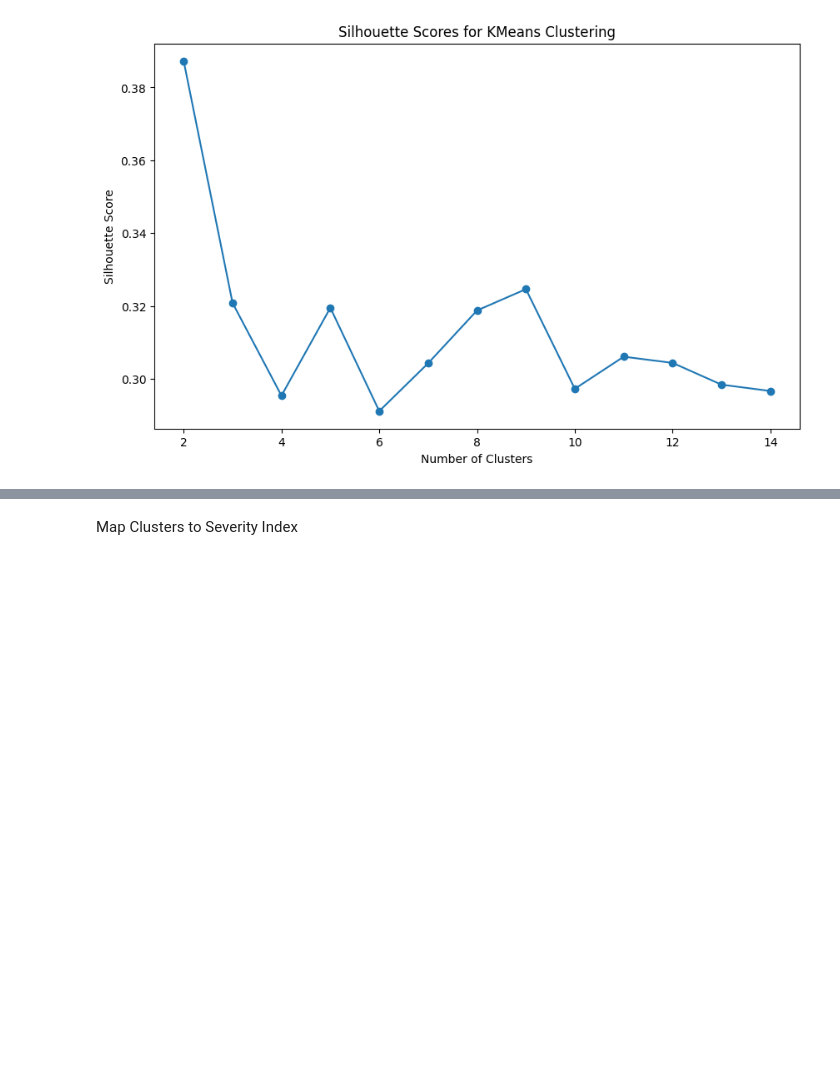
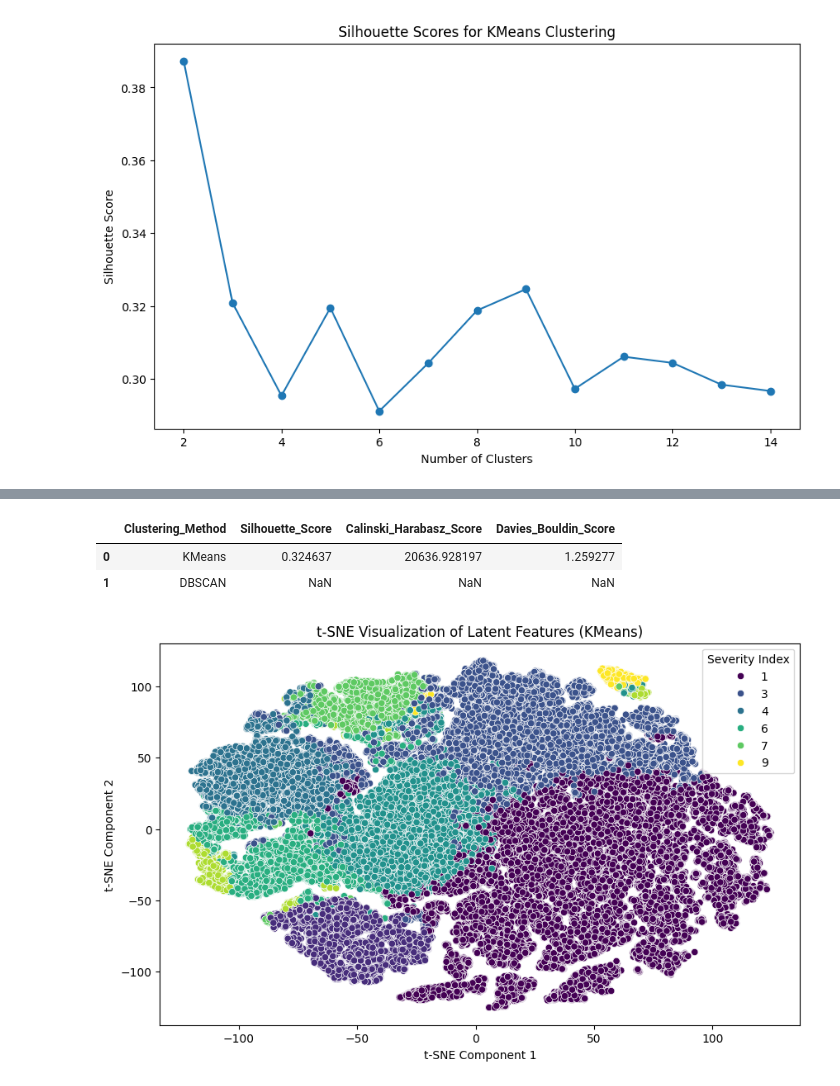
Before and after one commit to ImranBary/VITAI, a Jupyter notebook: analysis.ipynb, the cells around one changed output, grey strips where cells are left out. Cells and saved outputs as stored; diff of their text form; code cells hidden in the pictures; blank space fills up the shorter version.

```diff
--- a/analysis.ipynb
+++ b/analysis.ipynb
@@ -83,11 +76,13 @@ plt.show()
 # %% [output]
 [figure]
 # %%
-# Optimal number of clusters for KMeans
-optimal_clusters_kmeans = cluster_range[np.argmax(silhouette_scores_kmeans)]
-print(f"Optimal number of clusters for KMeans: {optimal_clusters_kmeans}")
+# Select the second-best silhouette score
+sorted_indices = np.argsort(silhouette_scores_kmeans)[::-1]
+second_best_index = sorted_indices[1]  # Second-best score
+optimal_clusters_kmeans = cluster_range[second_best_index]
+print(f"Second-best number of clusters for KMeans: {optimal_clusters_kmeans}")
 
-# Perform KMeans clustering with optimal number of clusters
+# Perform KMeans clustering with the second-best number of clusters
 kmeans = KMeans(n_clusters=optimal_clusters_kmeans, random_state=42)
 kmeans_labels = kmeans.fit_predict(X_scaled)
 # %% [output]
@@ -150,31 +114,19 @@ dbscan_labels = dbscan.fit_predict(X_scaled)
 # ------------------------------
 # Cluster Validation Metrics
 # ------------------------------
-
-# KMeans Scores
 silhouette_kmeans = silhouette_score(X_scaled, kmeans_labels)
 ch_score_kmeans = calinski_harabasz_score(X_scaled, kmeans_labels)
 db_score_kmeans = davies_bouldin_score(X_scaled, kmeans_labels)
 
-# Agglomerative Clustering Scores
-silhouette_agg = silhouette_score(X_scaled, agg_labels)
-ch_score_agg = calinski_harabasz_score(X_scaled, agg_labels)
-db_score_agg = davies_bouldin_score(X_scaled, agg_labels)
-
-# DBSCAN Scores (only if more than one cluster)
-if n_clusters_dbscan > 1:
-    silhouette_dbscan = silhouette_score(X_scaled, dbscan_labels)
-    ch_score_dbscan = calinski_harabasz_score(X_scaled, dbscan_labels)
-    db_score_dbscan = davies_bouldin_score(X_scaled, dbscan_labels)
-else:
-    silhouette_dbscan = ch_score_dbscan = db_score_dbscan = np.nan
-
-# Compile results into a DataFrame
 validation_scores = pd.DataFrame({
-    'Clustering_Method': ['KMeans', 'Agglomerative', 'DBSCAN'],
-    'Silhouette_Score': [silhouette_kmeans, silhouette_agg, silhouette_dbscan],
-    'Calinski_Harabasz_Score': [ch_score_kmeans, ch_score_agg, ch_score_dbscan],
-    'Davies_Bouldin_Score': [db_score_kmeans, db_score_agg, db_score_dbscan]
+    'Clustering_Method': ['KMeans', 'DBSCAN'],
+    'Silhouette_Score': [silhouette_kmeans, np.nan],  # DBSCAN might not have valid silhouette
+    'Calinski_Harabasz_Score': [ch_score_kmeans, np.nan],
+    'Davies_Bouldin_Score': [db_score_kmeans, np.nan]
 })
 
 display(validation_scores)
+# %% [output]
+|  | Clustering_Method | Silhouette_Score | Calinski_Harabasz_Score | Davies_Bouldin_Score |
+| 0 | KMeans | 0.324637 | 20636.928197 | 1.259277 |
+| 1 | DBSCAN | NaN | NaN | NaN |
@@ -196,42 +133,28 @@ print(f"Best clustering method based on validation metrics: {best_method}")
-# %%
-# Add the best clustering labels to the data
-if best_method == 'KMeans':
-    data['Cluster'] = kmeans_labels
-    n_clusters = optimal_clusters_kmeans
-elif best_method == 'Agglomerative':
-    data['Cluster'] = agg_labels
-    n_clusters = optimal_clusters_agg
-elif best_method == 'DBSCAN':
-    data['Cluster'] = dbscan_labels
-    n_clusters = n_clusters_dbscan
-# %% [markdown]
-Map Clusters to Severity Index
 # %%
-# Exclude noise points (-1) if using DBSCAN
-if best_method == 'DBSCAN':
-    data = data[data['Cluster'] != -1]
-
-# Map clusters to severity index based on mean Predicted_Health_Index in each cluster
+# Assign Clusters and Map Severity Index
+data['Cluster'] = kmeans_labels
+data = data[data['Cluster'] != -1]
 cluster_severity = data.groupby('Cluster')['Predicted_Health_Index'].mean().sort_values().reset_index()
-cluster_severity['Severity_Index'] = range(1, n_clusters + 1)
+cluster_severity['Severity_Index'] = range(1, len(cluster_severity) + 1)
 severity_mapping = cluster_severity.set_index('Cluster')['Severity_Index'].to_dict()
 data['Severity_Index'] = data['Cluster'].map(severity_mapping)
 # %%
 # ------------------------------
 # t-SNE Visualization
 # ------------------------------
 
 tsne = TSNE(n_components=2, random_state=42, perplexity=30, n_iter=1000)
 tsne_results = tsne.fit_transform(X_scaled)
 
-# Plot t-SNE results
 plt.figure(figsize=(10, 6))
 sns.scatterplot(x=tsne_results[:, 0], y=tsne_results[:, 1], hue=data['Severity_Index'], palette='viridis')
-plt.title(f't-SNE Visualization of Latent Features ({best_method})')
+plt.title('t-SNE Visualization of Latent Features (KMeans)')
 plt.xlabel('t-SNE Component 1')
 plt.ylabel('t-SNE Component 2')
 plt.legend(title='Severity Index')
 plt.show()
+# %% [output]
+[figure, added]
 # %%
 # ------------------------------
 # UMAP Visualization
```
Also changed, not shown: parts of 15 cells of this notebook, 20 other files.
